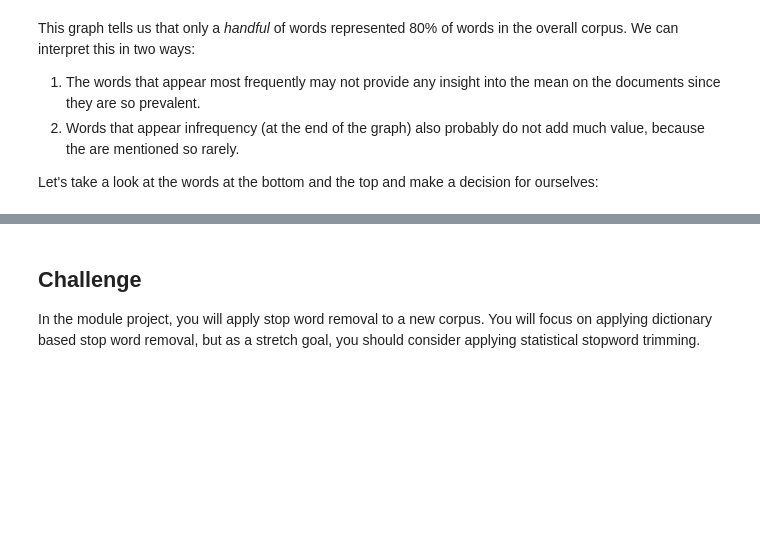
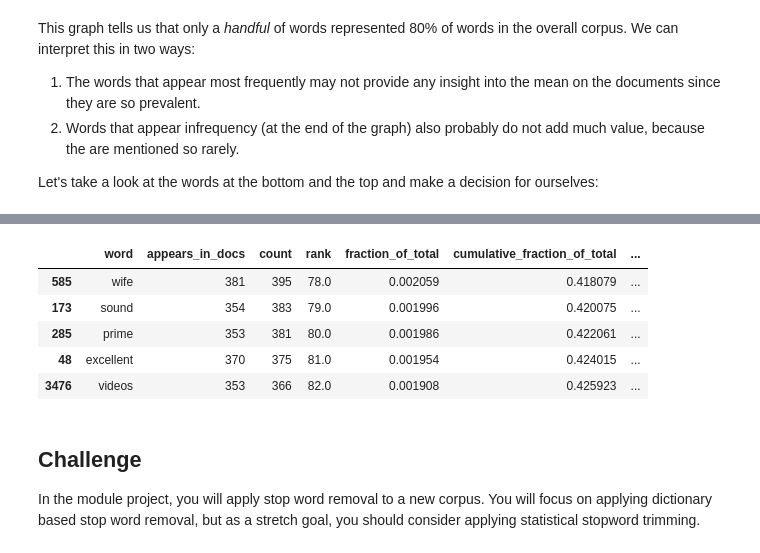
Before and after one commit to tsangrebecca/BloomTech, a Jupyter notebook: Sprint13/M1_DS_411_Text_Data_Lecture_GP.ipynb, the cells around one changed output, grey strips where cells are left out. Cells and saved outputs as stored; diff of their text form; code cells hidden in the pictures; blank space fills up the shorter version.

```diff
--- a/Sprint13/M1_DS_411_Text_Data_Lecture_GP.ipynb
+++ b/Sprint13/M1_DS_411_Text_Data_Lecture_GP.ipynb
@@ -752,3 +1039,12 @@ sns.distplot(wc['appears_in_fraction_of_docs']);
+# %%
+wc.tail()
+# %% [output]
+|  | word | appears_in_docs | count | rank | fraction_of_total | cumulative_fraction_of_total | ... |
+| 585 | wife | 381 | 395 | 78.0 | 0.002059 | 0.418079 | ... |
+| 173 | sound | 354 | 383 | 79.0 | 0.001996 | 0.420075 | ... |
+| 285 | prime | 353 | 381 | 80.0 | 0.001986 | 0.422061 | ... |
+| 48 | excellent | 370 | 375 | 81.0 | 0.001954 | 0.424015 | ... |
+| 3476 | videos | 353 | 366 | 82.0 | 0.001908 | 0.425923 | ... |
 # %% [markdown]
 ## Challenge
 
```
Also changed, not shown: parts of 57 cells of this notebook.
